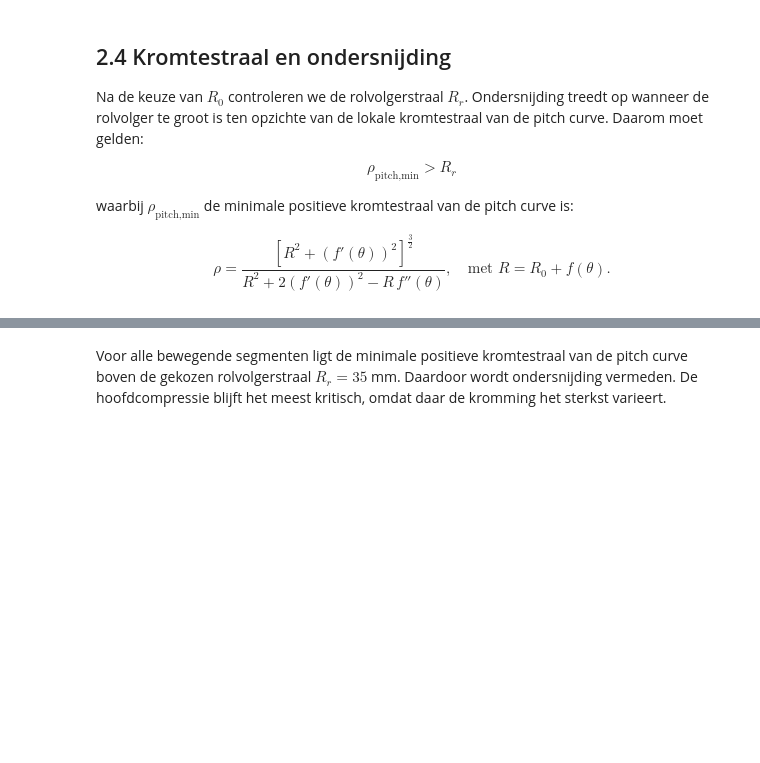
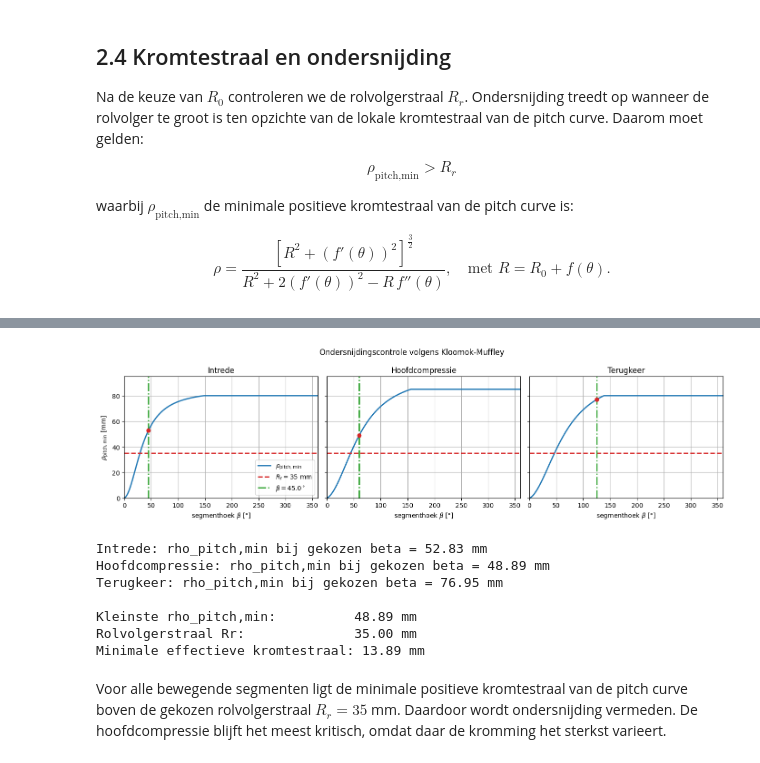
Before and after one commit to Vermizzi/Project_Bewegingen_TriVik, a Jupyter notebook: Finaal_nokken.ipynb, the cells around one changed output, grey strips where cells are left out. Drawn from its saved outputs; the diff is of its cells as text; code cells hidden in the pictures; blank space fills up the shorter version.

```diff
--- a/Finaal_nokken.ipynb
+++ b/Finaal_nokken.ipynb
@@ -803,3 +775,67 @@ for name, beta_design, startlift, endlift, motionlaw in curvature_segments:
+# %%
+beta_values = np.linspace(1, 360, 1000)
+
+curvature_segments = [
+    ("Intrede", theta_seg2, startlift2, endlift2, motionlaw2),
+    ("Hoofdcompressie", theta_seg3, startlift3, endlift3, motionlaw3),
+    ("Terugkeer", theta_seg5, startlift5, endlift5, motionlaw5),
+]
+
+fig, axs = plt.subplots(1, 3, figsize=(14, 4), sharey=True)
+
+rho_at_design = {}
+
+for ax, (name, beta_design, startlift, endlift, motionlaw) in zip(axs, curvature_segments):
+    rho_min_values, rho_design = kloomok_follower_radius_vs_beta(
+        R0,
+        beta_design,
+        startlift,
+        endlift,
+        motionlaw,
+        beta_values
+    )
+
+    rho_at_design[name] = rho_design
+
+    ax.plot(beta_values, rho_min_values, linewidth=2,
+            label="$\\rho_{\\mathrm{pitch,min}}$")
+    ax.axhline(Rr, linestyle="--", linewidth=2, color="tab:red",
+               label=f"$R_r = {Rr:.0f}$ mm")
+    ax.axvline(beta_design, linestyle="-.", linewidth=2, color="tab:green",
+               label=f"$\\beta = {beta_design:.1f}^\\circ$")
+    ax.scatter(beta_design, rho_design, color="tab:red", zorder=5)
+
+    ax.set_title(name)
+    ax.set_xlabel("segmenthoek $\\beta$ [°]")
+    ax.set_xlim(0, max(360, beta_design + 30))
+    ax.set_ylim(0, 95)
+    ax.grid(True)
+
+axs[0].set_ylabel("$\\rho_{\\mathrm{pitch,min}}$ [mm]")
+axs[0].legend(loc="lower right")
+
+plt.suptitle("Ondersnijdingscontrole volgens Kloomok-Muffley")
+plt.tight_layout()
+plt.show()
+
+for name, rho_design in rho_at_design.items():
+    print(f"{name}: rho_pitch,min bij gekozen beta = {rho_design:.2f} mm")
+
+rho_min_global = min(rho_at_design.values())
+
+print()
+print(f"Kleinste rho_pitch,min:          {rho_min_global:.2f} mm")
+print(f"Rolvolgerstraal Rr:              {Rr:.2f} mm")
+print(f"Minimale effectieve kromtestraal: {rho_min_global - Rr:.2f} mm")
+# %% [output]
+[figure, added]
+Intrede: rho_pitch,min bij gekozen beta = 52.83 mm
+Hoofdcompressie: rho_pitch,min bij gekozen beta = 48.89 mm
+Terugkeer: rho_pitch,min bij gekozen beta = 76.95 mm
+
+Kleinste rho_pitch,min:          48.89 mm
+Rolvolgerstraal Rr:              35.00 mm
+Minimale effectieve kromtestraal: 13.89 mm
 # %% [markdown]
 Voor alle bewegende segmenten ligt de minimale positieve kromtestraal van de pitch curve boven de gekozen rolvolgerstraal $R_r = 35$ mm. Daardoor wordt ondersnijding vermeden. De hoofdcompressie blijft het meest kritisch, omdat daar de kromming het sterkst varieert.
 # %%
```
Also changed, not shown: parts of 34 cells of this notebook, 1 other file.
